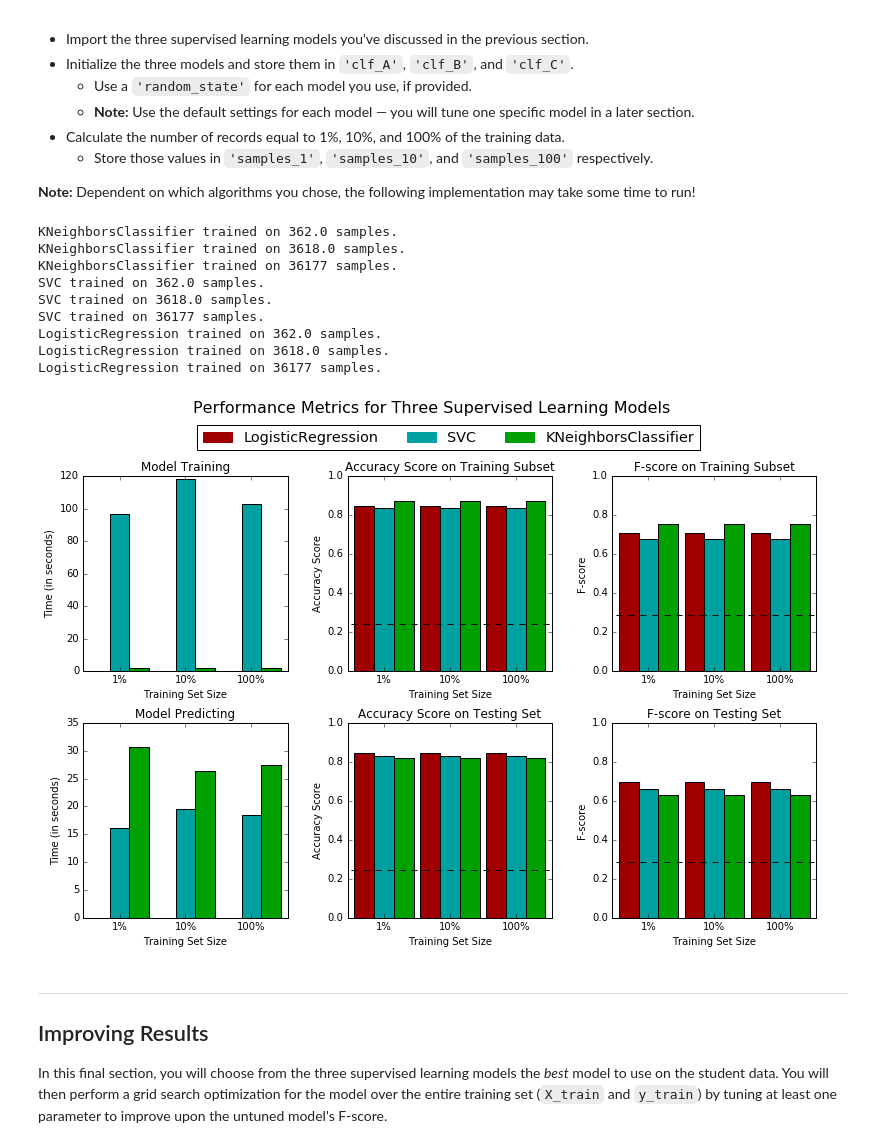
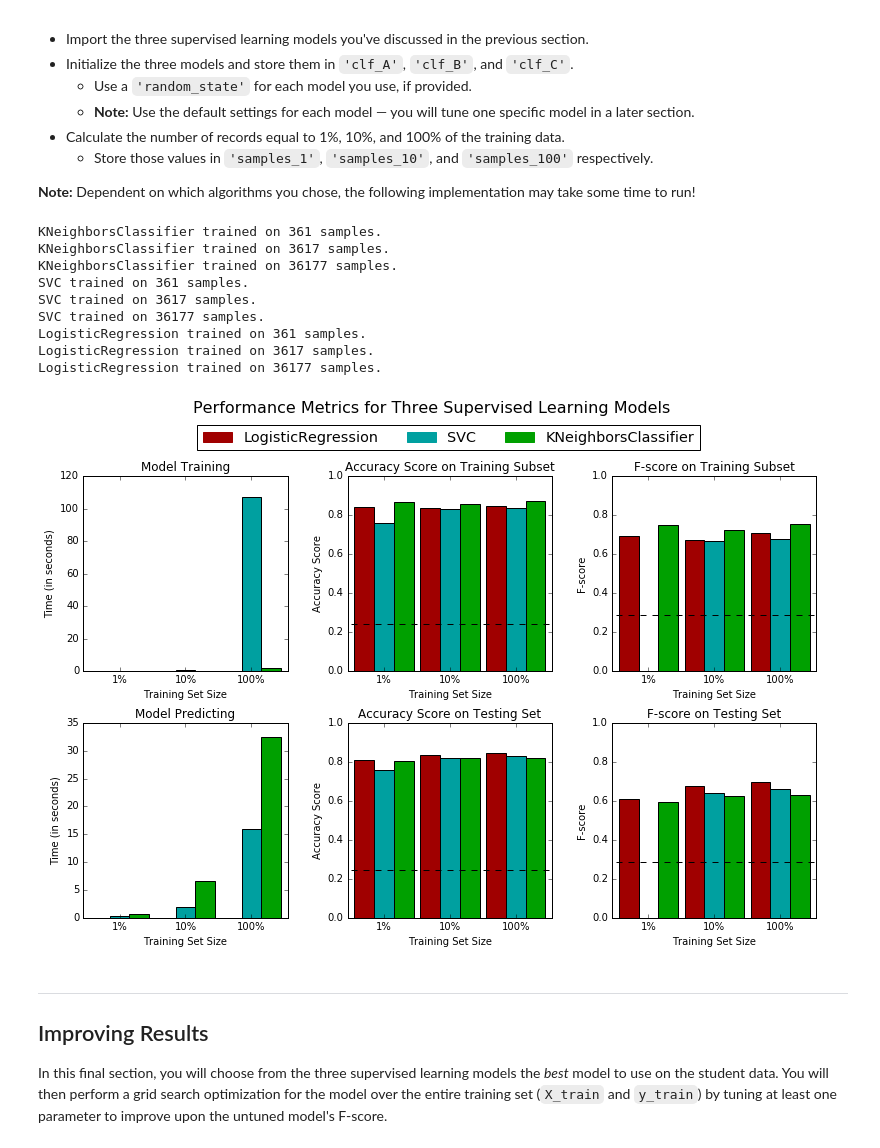
Before and after one commit to jzsh2000/machine-learning, a Jupyter notebook: projects/finding_donors/finding_donors.ipynb, the cells around one changed output. Saved outputs shown, nothing was run; the diff lists cells and outputs as text; code cells hidden in the pictures.

```diff
--- a/projects/finding_donors/finding_donors.ipynb
+++ b/projects/finding_donors/finding_donors.ipynb
@@ -141,7 +141,11 @@ Additionally, as with the non-numeric features, we need to convert the non-numer
 features = pd.get_dummies(features_raw)
 
 # TODO: Encode the 'income_raw' data to numerical values
-income = map(lambda x: 0 if x == "<=50K" else 1, income_raw)
+# income = map(lambda x: 0 if x == "<=50K" else 1, income_raw)
+from sklearn import preprocessing
+le = preprocessing.LabelEncoder()
+le.fit(['<=50K', '>50K'])
+income = le.transform(income_raw)
 
 # Print the number of features after one-hot encoding
 encoded = list(features.columns)
@@ -189,7 +193,7 @@ Looking at the distribution of classes (those who make at most \$50,000, and tho
 **Note:** You must use the code cell below and assign your results to `'accuracy'` and `'fscore'` to be used later.
 # %%
 # TODO: Calculate accuracy
-accuracy = sum(y_test) / (len(y_test) + .0)
+accuracy = sum(y_test == 1) / (len(y_test) + .0)
 
 # TODO: Calculate F-score using the formula above for beta = 0.5
 fscore = (1 + 0.5 ** 2) * accuracy / (0.5 ** 2 * accuracy + 1)
@@ -268,7 +272,7 @@ def train_predict(learner, sample_size, X_train, y_train, X_test, y_test):
 
     # TODO: Fit the learner to the training data using slicing with 'sample_size'
     start = time() # Get start time
-    learner = learner.fit(X_train, y_train)
+    learner = learner.fit(X_train[:sample_size], y_train[:sample_size])
     end = time() # Get end time
 
     # TODO: Calculate the training time
@@ -315,41 +319,41 @@ In the code cell, you will need to implement the following:
 # %%
 # TODO: Import the three supervised learning models from sklearn
 from sklearn.neighbors import KNeighborsClassifier
 from sklearn.svm import SVC
 from sklearn.linear_model import LogisticRegression
 
 # TODO: Initialize the three models
 clf_A = KNeighborsClassifier()
-clf_B = SVC()
-clf_C = LogisticRegression()
+clf_B = SVC(random_state = 2017)
+clf_C = LogisticRegression(random_state = 2017)
 
 # TODO: Calculate the number of samples for 1%, 10%, and 100% of the training data
-samples_1 = round(X_train.shape[0] * 0.01)
-samples_10 = round(X_train.shape[0] * 0.1)
+samples_1 = int(X_train.shape[0] * 0.01)
+samples_10 = int(X_train.shape[0] * 0.1)
 samples_100 = X_train.shape[0]
 
 # Collect results on the learners
 results = {}
 for clf in [clf_A, clf_B, clf_C]:
     clf_name = clf.__class__.__name__
     results[clf_name] = {}
     for i, samples in enumerate([samples_1, samples_10, samples_100]):
         results[clf_name][i] = \
         train_predict(clf, samples, X_train, y_train, X_test, y_test)
 
 # Run metrics visualization for the three supervised learning models chosen
 vs.evaluate(results, accuracy, fscore)
 # %% [output]
-KNeighborsClassifier trained on 362.0 samples.
-KNeighborsClassifier trained on 3618.0 samples.
+KNeighborsClassifier trained on 361 samples.
+KNeighborsClassifier trained on 3617 samples.
 KNeighborsClassifier trained on 36177 samples.
-SVC trained on 362.0 samples.
-SVC trained on 3618.0 samples.
+SVC trained on 361 samples.
+SVC trained on 3617 samples.
 SVC trained on 36177 samples.
-LogisticRegression trained on 362.0 samples.
-LogisticRegression trained on 3618.0 samples.
+LogisticRegression trained on 361 samples.
+LogisticRegression trained on 3617 samples.
 LogisticRegression trained on 36177 samples.
-[figure, old version]
+[figure, new version]
 # %% [markdown]
 ----
 ## Improving Results
```
Also changed, not shown: parts of 7 cells of this notebook.
